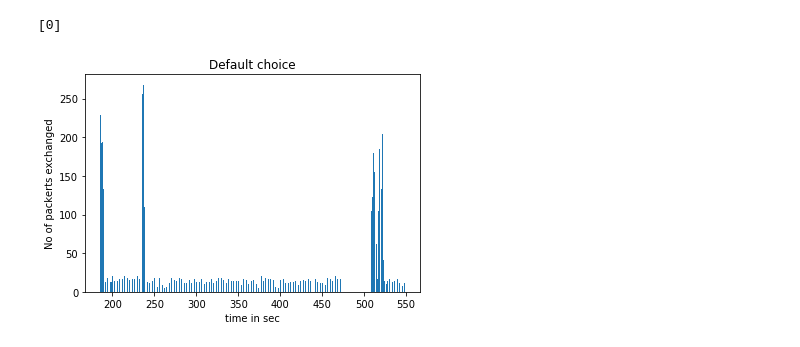
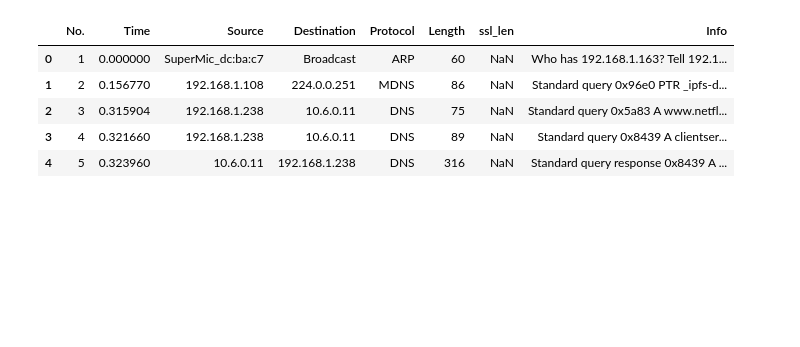
Before and after one commit to ssahaxd/IITM_Internship_2019, a Jupyter notebook: code_d.ipynb, the cells around one changed output. Drawn from its saved outputs; the diff is of its cells as text; code cells hidden in the pictures; blank space fills up the shorter version.

```diff
--- a/code_d.ipynb
+++ b/code_d.ipynb
@@ -48,6 +0,0 @@ app_data_interest.head()
-# %%
-a = [0]
-b= []
-a
-# %% [output]
-[0]
@@ -66,14 +0,0 @@ for _,packet in app_data_interest.iterrows():
-# %%
-import matplotlib.pyplot as plt
-import numpy as np
-import pandas as pd
-%matplotlib inline
-
-# plt.hist(a, bins=6)
-plt.bar(b, a)
-plt.ylabel('No of packerts exchanged')
-plt.xlabel('time in sec')
-plt.title("Default choice")
-plt.show()
-# %% [output]
-[figure, removed]
@@ -79,0 +10,11 @@ plt.show()
+# %%
+# Read the csv
+pcap_main = read_csv('./lab-pc/test.csv', index_col=None, encoding='utf-8')
+pcap_main.head()
+# %% [output]
+|  | No. | Time | Source | Destination | Protocol | Length | ssl_len | Info |
+| 0 | 1 | 0.000000 | SuperMic_dc:ba:c7 | Broadcast | ARP | 60 | NaN | Who has 192.168.1.163? Tell 192.1... |
+| 1 | 2 | 0.156770 | 192.168.1.108 | 224.0.0.251 | MDNS | 86 | NaN | Standard query 0x96e0 PTR _ipfs-d... |
+| 2 | 3 | 0.315904 | 192.168.1.238 | 10.6.0.11 | DNS | 75 | NaN | Standard query 0x5a83 A www.netfl... |
+| 3 | 4 | 0.321660 | 192.168.1.238 | 10.6.0.11 | DNS | 89 | NaN | Standard query 0x8439 A clientser... |
+| 4 | 5 | 0.323960 | 10.6.0.11 | 192.168.1.238 | DNS | 316 | NaN | Standard query response 0x8439 A ... |
```
Also changed, not shown: parts of 44 cells of this notebook.
